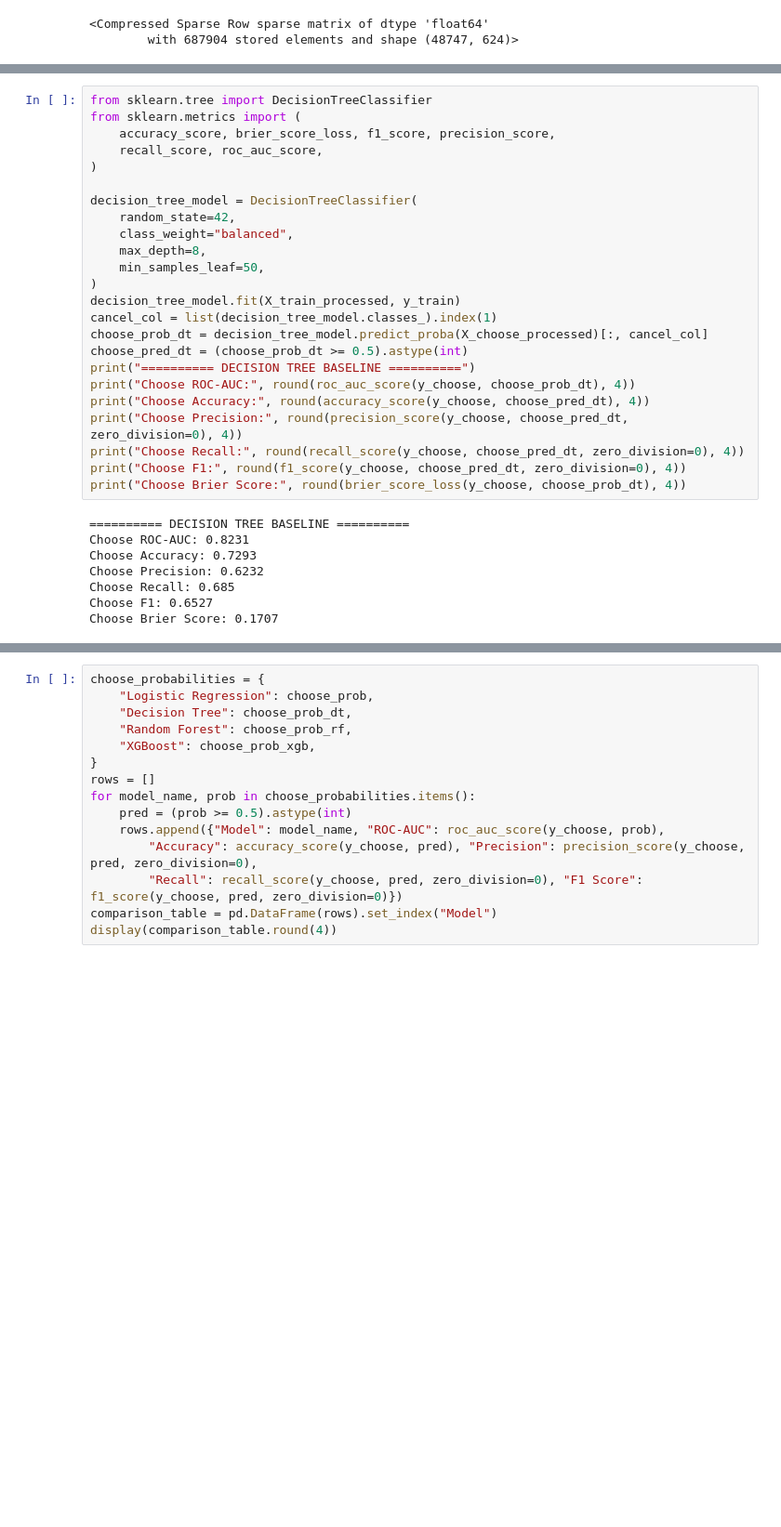
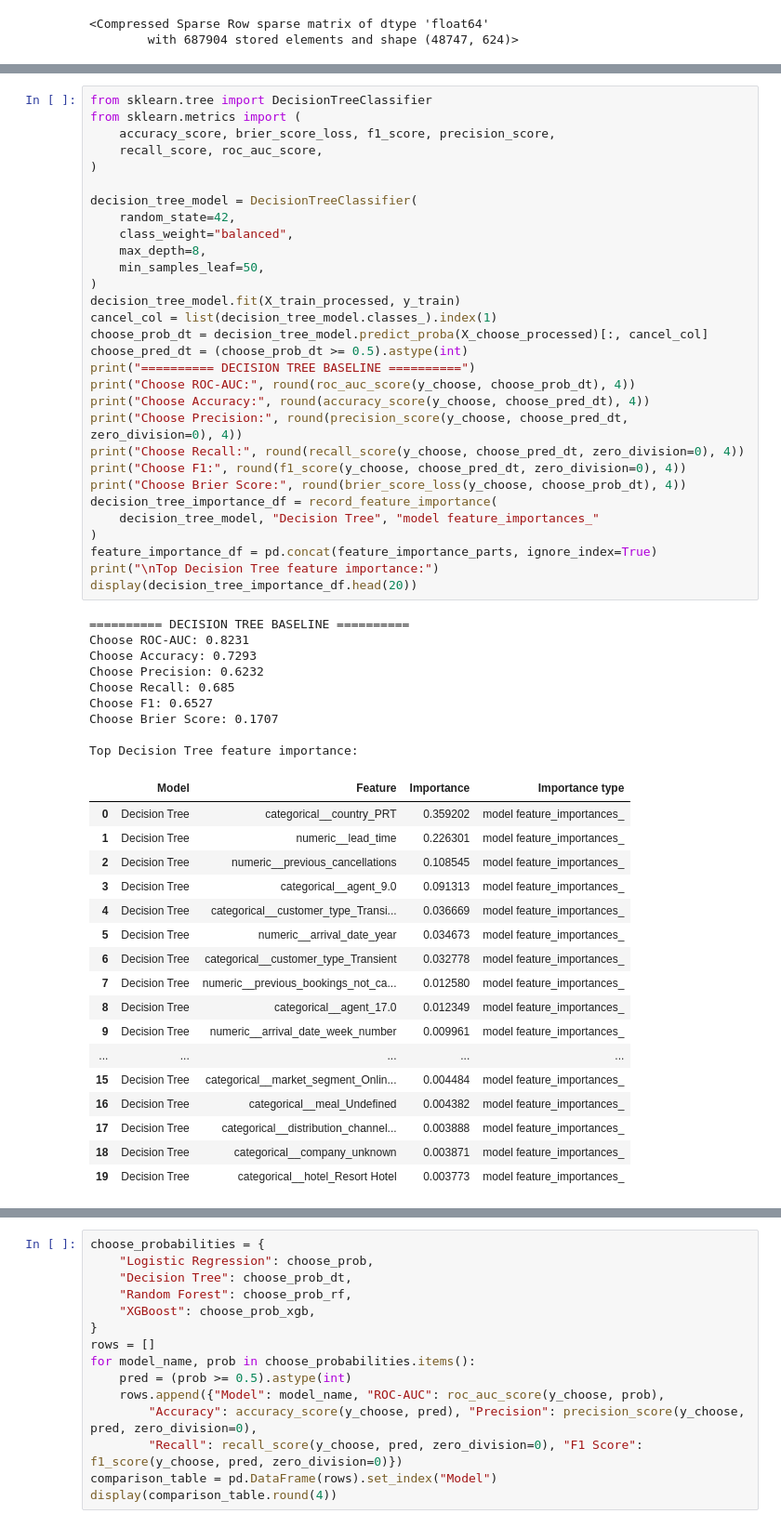
Before and after one commit to Nitishvarma50/Hotel_booking_optimization, a Jupyter notebook: notebooks/model_building.ipynb, the cells around one changed output, grey strips where cells are left out. Shown at 93% size. Cells and saved outputs as stored; diff of their text form; blank space fills up the shorter version.

```diff
--- a/notebooks/model_building.ipynb
+++ b/notebooks/model_building.ipynb
@@ -327,33 +372,58 @@ from sklearn.tree import DecisionTreeClassifier
 from sklearn.metrics import (
     accuracy_score, brier_score_loss, f1_score, precision_score,
     recall_score, roc_auc_score,
 )
 
 decision_tree_model = DecisionTreeClassifier(
     random_state=42,
     class_weight="balanced",
     max_depth=8,
     min_samples_leaf=50,
 )
 decision_tree_model.fit(X_train_processed, y_train)
 cancel_col = list(decision_tree_model.classes_).index(1)
 choose_prob_dt = decision_tree_model.predict_proba(X_choose_processed)[:, cancel_col]
 choose_pred_dt = (choose_prob_dt >= 0.5).astype(int)
 print("========== DECISION TREE BASELINE ==========")
 print("Choose ROC-AUC:", round(roc_auc_score(y_choose, choose_prob_dt), 4))
 print("Choose Accuracy:", round(accuracy_score(y_choose, choose_pred_dt), 4))
 print("Choose Precision:", round(precision_score(y_choose, choose_pred_dt, zero_division=0), 4))
 print("Choose Recall:", round(recall_score(y_choose, choose_pred_dt, zero_division=0), 4))
 print("Choose F1:", round(f1_score(y_choose, choose_pred_dt, zero_division=0), 4))
 print("Choose Brier Score:", round(brier_score_loss(y_choose, choose_prob_dt), 4))
+decision_tree_importance_df = record_feature_importance(
+    decision_tree_model, "Decision Tree", "model feature_importances_"
+)
+feature_importance_df = pd.concat(feature_importance_parts, ignore_index=True)
+print("\nTop Decision Tree feature importance:")
+display(decision_tree_importance_df.head(20))
 # %% [output]
 ========== DECISION TREE BASELINE ==========
 Choose ROC-AUC: 0.8231
 Choose Accuracy: 0.7293
 Choose Precision: 0.6232
 Choose Recall: 0.685
 Choose F1: 0.6527
 Choose Brier Score: 0.1707
+
+Top Decision Tree feature importance:
+|  | Model | Feature | Importance | Importance type |
+| 0 | Decision Tree | categorical__country_PRT | 0.359202 | model feature_importances_ |
+| 1 | Decision Tree | numeric__lead_time | 0.226301 | model feature_importances_ |
+| 2 | Decision Tree | numeric__previous_cancellations | 0.108545 | model feature_importances_ |
+| 3 | Decision Tree | categorical__agent_9.0 | 0.091313 | model feature_importances_ |
+| 4 | Decision Tree | categorical__customer_type_Transi... | 0.036669 | model feature_importances_ |
+| 5 | Decision Tree | numeric__arrival_date_year | 0.034673 | model feature_importances_ |
+| 6 | Decision Tree | categorical__customer_type_Transient | 0.032778 | model feature_importances_ |
+| 7 | Decision Tree | numeric__previous_bookings_not_ca... | 0.012580 | model feature_importances_ |
+| 8 | Decision Tree | categorical__agent_17.0 | 0.012349 | model feature_importances_ |
+| 9 | Decision Tree | numeric__arrival_date_week_number | 0.009961 | model feature_importances_ |
+| ... | ... | ... | ... | ... |
+| 15 | Decision Tree | categorical__market_segment_Onlin... | 0.004484 | model feature_importances_ |
+| 16 | Decision Tree | categorical__meal_Undefined | 0.004382 | model feature_importances_ |
+| 17 | Decision Tree | categorical__distribution_channel... | 0.003888 | model feature_importances_ |
+| 18 | Decision Tree | categorical__company_unknown | 0.003871 | model feature_importances_ |
+| 19 | Decision Tree | categorical__hotel_Resort Hotel | 0.003773 | model feature_importances_ |
 # %%
 from sklearn.ensemble import RandomForestClassifier
 
```
Also changed, not shown: parts of 5 cells of this notebook, 5 other files.
